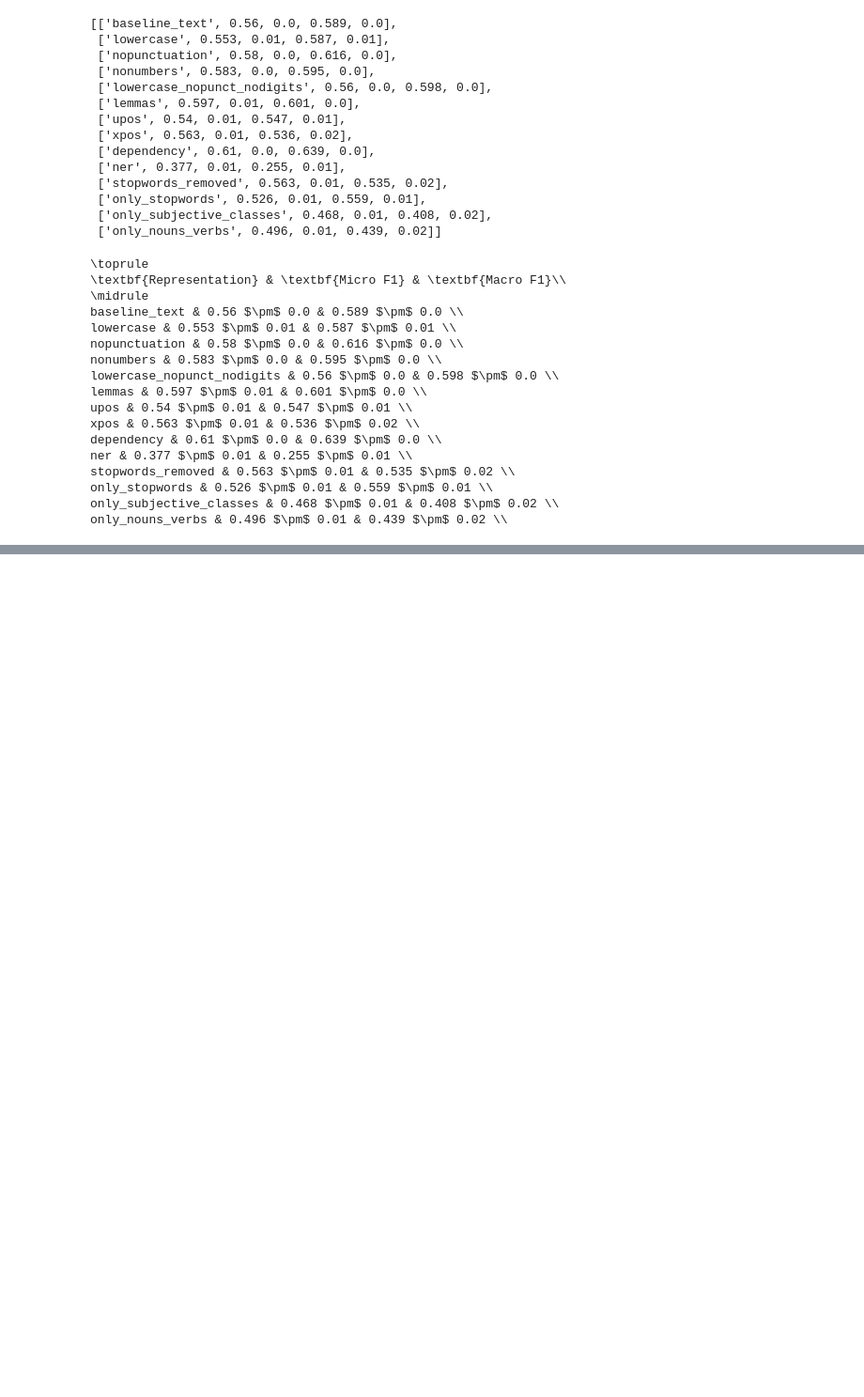
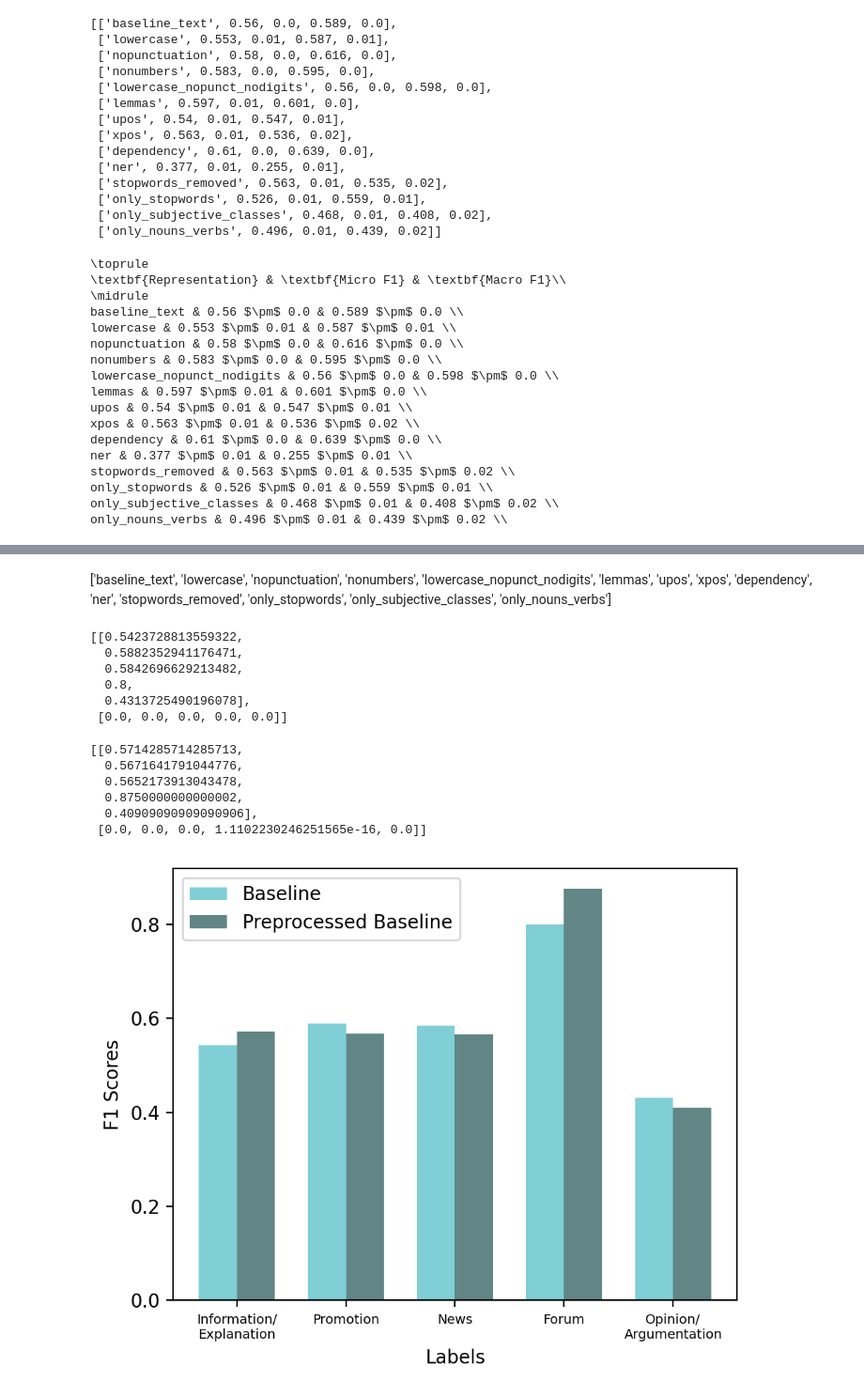
Before and after one commit to TajaKuzman/Text-Representations-in-FastText, a Jupyter notebook: 6-Result_Analysis.ipynb, the cells around one changed output, grey strips where cells are left out. Shown at 94% size. Saved outputs shown, nothing was run; the diff lists cells and outputs as text; code cells hidden in the pictures; blank space fills up the shorter version.

```diff
--- a/6-Result_Analysis.ipynb
+++ b/6-Result_Analysis.ipynb
@@ -115,0 +144,35 @@ only_nouns_verbs & 0.496 $\pm$ 0.01 & 0.439 $\pm$ 0.02 \\
+# %% [markdown]
+['baseline_text',
+ 'lowercase',
+ 'nopunctuation',
+ 'nonumbers',
+ 'lowercase_nopunct_nodigits',
+ 'lemmas',
+ 'upos',
+ 'xpos',
+ 'dependency',
+ 'ner',
+ 'stopwords_removed',
+ 'only_stopwords',
+ 'only_subjective_classes',
+ 'only_nouns_verbs']
+# %%
+baseline_label_scores = average_label_scores('baseline_text')
+baseline_label_scores
+# %% [output]
+[[0.5423728813559322,
+  0.5882352941176471,
+  0.5842696629213482,
+  0.8,
+  0.4313725490196078],
+ [0.0, 0.0, 0.0, 0.0, 0.0]]
+# %%
+preprocessed_label_scores = average_label_scores('lowercase_nopunct_nodigits')
+preprocessed_label_scores
+# %% [output]
+[[0.5714285714285713,
+  0.5671641791044776,
+  0.5652173913043478,
+  0.8750000000000002,
+  0.40909090909090906],
+ [0.0, 0.0, 0.0, 1.1102230246251565e-16, 0.0]]
@@ -115,0 +184,26 @@ only_nouns_verbs & 0.496 $\pm$ 0.01 & 0.439 $\pm$ 0.02 \\
+# %%
+# Bar Plot:
+labels_names = ['Information/\nExplanation', 'Promotion', 'News', 'Forum', 'Opinion/\nArgumentation']
+
+x = np.arange(len(labels_names))
+# the width of the bars
+width = 0.35
+
+fig, ax = plt.subplots(figsize=(5,4), dpi=200)
+rects1 = ax.bar(x - width/2, baseline_label_scores[0], width, label='Baseline', color=['#80ced6'])
+rects2 = ax.bar(x + width/2, preprocessed_label_scores[0], width, label='Preprocessed Baseline', color=['#618685'])
+
+
+plt.xticks(fontsize=7)
+ax.set_xticks(x, labels_names)
+ax.set_xlabel('Labels', size = 10)
+ax.set_ylabel('F1 Scores', size = 10)
+ax.legend(prop={'size': 10})
+#ax.set_ylim([0.4,0.9])
+
+fig.tight_layout()
+
+#plt.savefig(f"final-plot-baseline-preprocessed-baseline-label-scores.png")
+plt.show()
+# %% [output]
+[figure, added]
```
Also changed, not shown: parts of 8 cells of this notebook, 6 other files.
